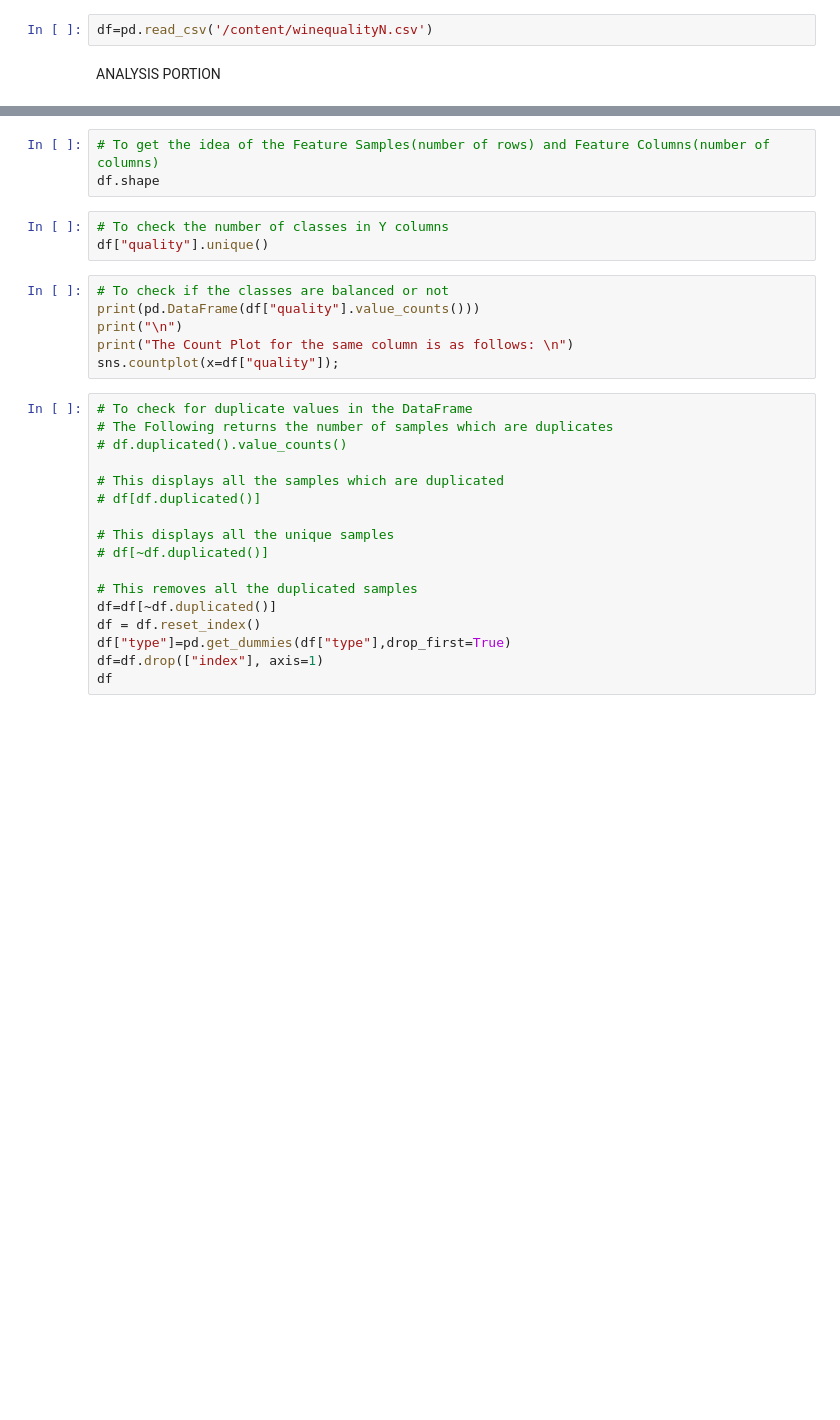
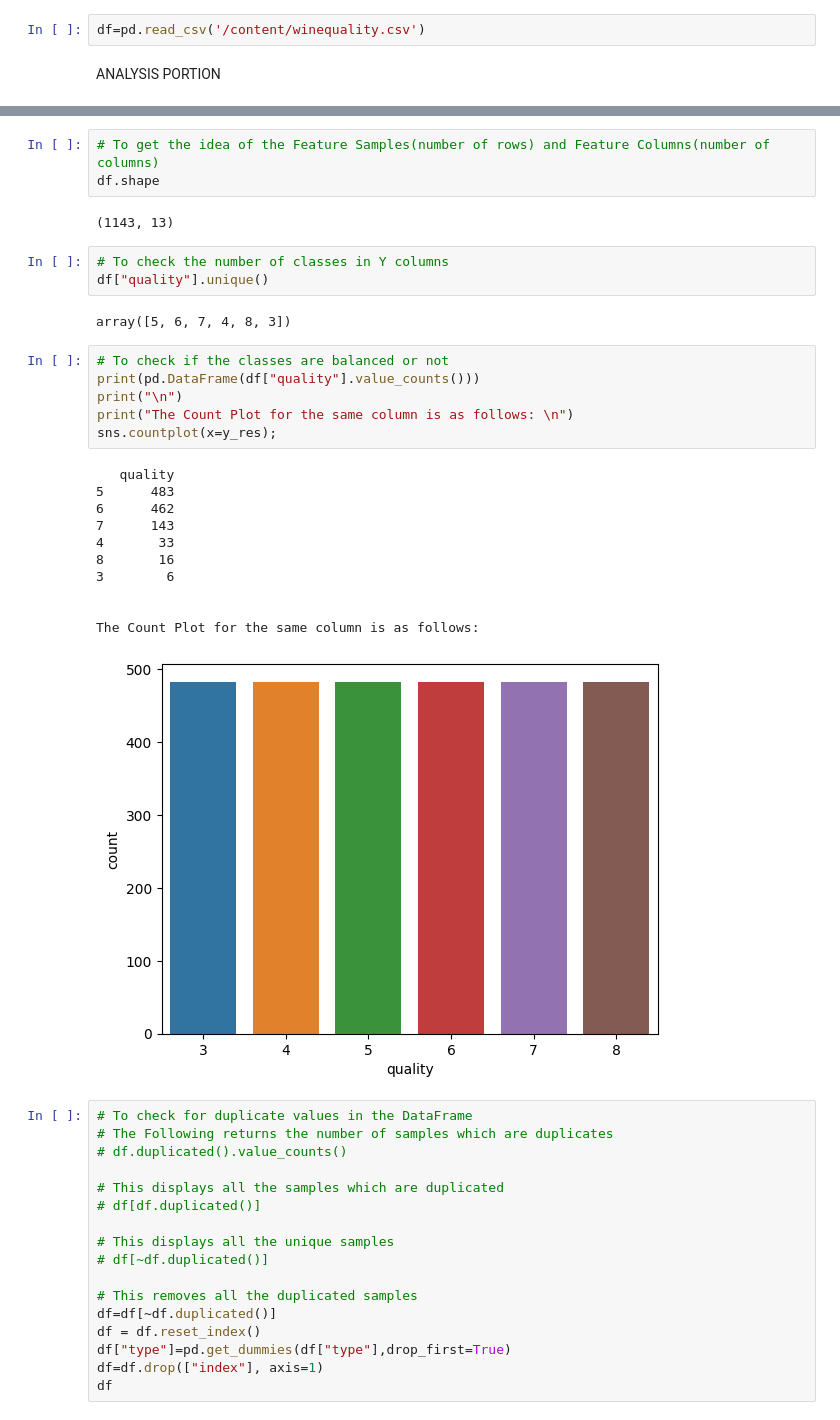
Before and after one commit to nnilayy/Classification-Notebook, a Jupyter notebook: Classifiers.ipynb, the cells around one changed output, grey strips where cells are left out. Cells and saved outputs as stored; diff of their text form; blank space fills up the shorter version.

```diff
--- a/Classifiers.ipynb
+++ b/Classifiers.ipynb
@@ -21,7 +41,7 @@ warnings.filterwarnings("ignore")
 #     warnings.simplefilter("ignore")
 #     fxn()
 # %%
-df=pd.read_csv('/content/winequalityN.csv')
+df=pd.read_csv('/content/winequality.csv')
 # %% [markdown]
 ANALYSIS PORTION
 # %%
@@ -29,15 +63,31 @@ df
 # %%
 # To get the idea of the Feature Samples(number of rows) and Feature Columns(number of columns)
 df.shape
+# %% [output]
+(1143, 13)
 # %%
 # To check the number of classes in Y columns
 df["quality"].unique()
+# %% [output]
+array([5, 6, 7, 4, 8, 3])
 # %%
 # To check if the classes are balanced or not
 print(pd.DataFrame(df["quality"].value_counts()))
 print("\n")
 print("The Count Plot for the same column is as follows: \n")
-sns.countplot(x=df["quality"]);
+sns.countplot(x=y_res);
+# %% [output]
+   quality
+5      483
+6      462
+7      143
+4       33
+8       16
+3        6
+
+
+The Count Plot for the same column is as follows:
+[figure, added]
 # %%
 # To check for duplicate values in the DataFrame
 # The Following returns the number of samples which are duplicates
```
Also changed, not shown: parts of 32 cells of this notebook.
